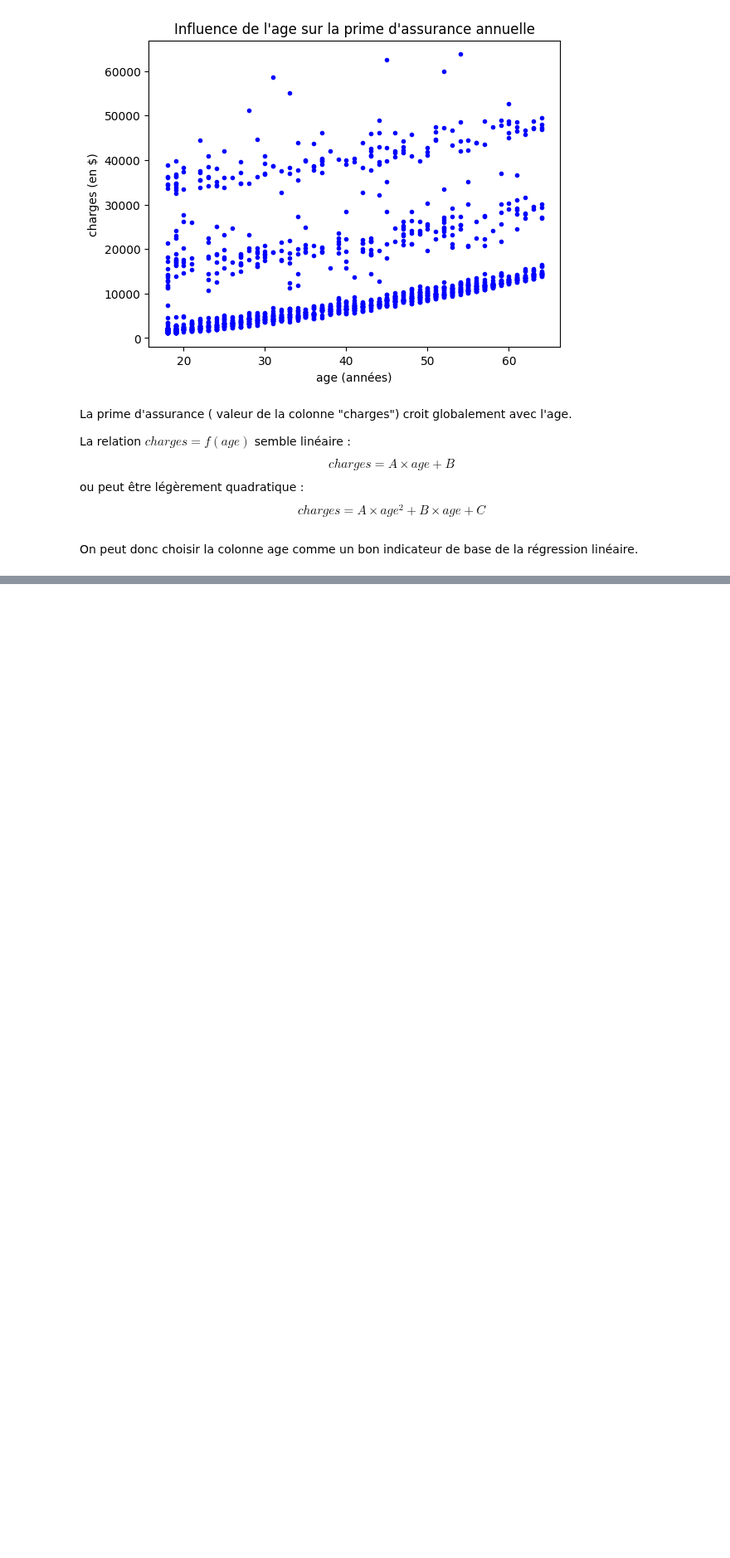
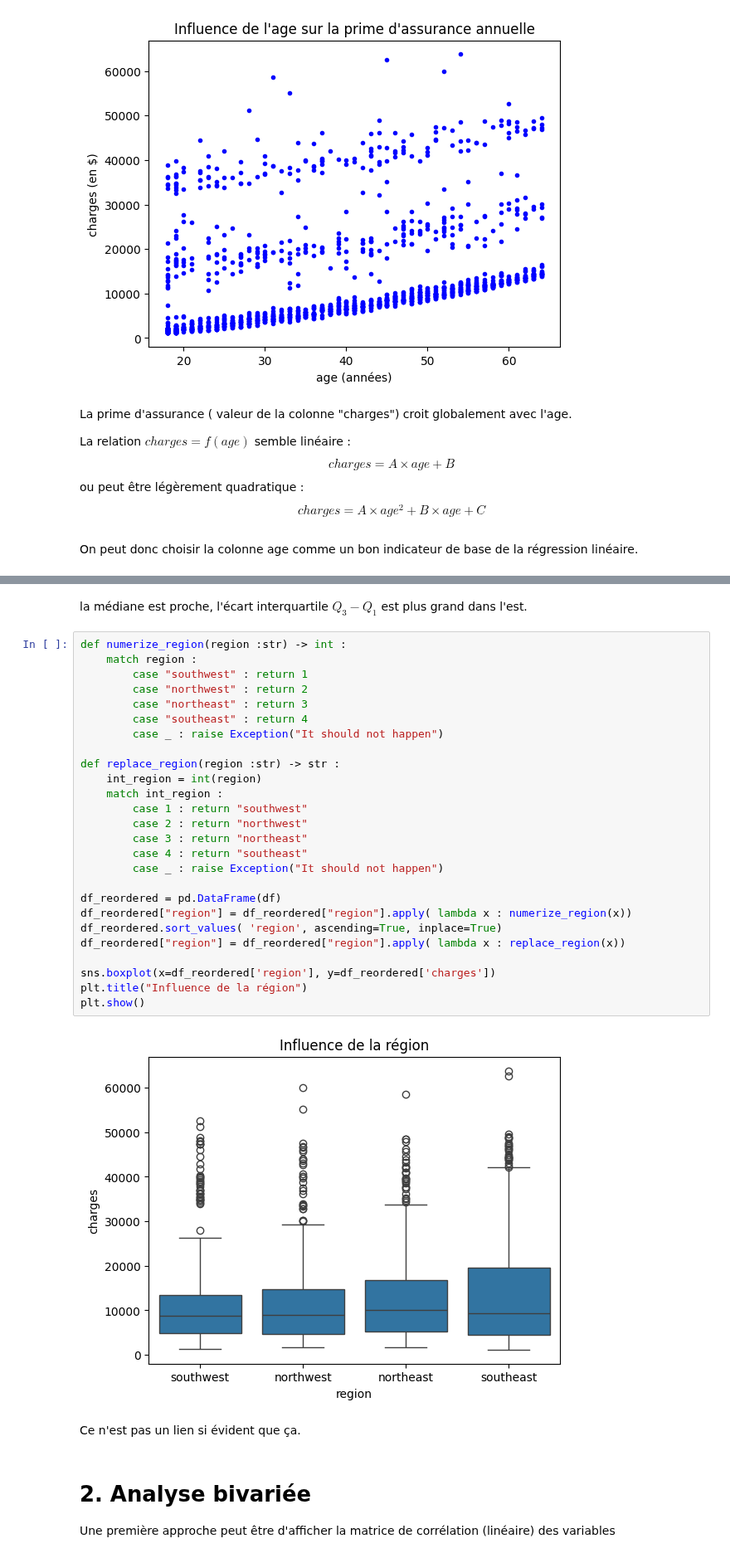
Before and after one commit to NicoCasso/Assur_aimant, a Jupyter notebook: analyse.ipynb, the cells around one changed output, grey strips where cells are left out. Shown at 83% size. Saved outputs shown, nothing was run; the diff lists cells and outputs as text; blank space fills up the shorter version.

```diff
--- a/analyse.ipynb
+++ b/analyse.ipynb
@@ -93,0 +121,35 @@ En croisant les colonnes
+# %% [markdown]
+la médiane est proche, l'écart interquartile $Q_3 - Q_1$ est plus grand dans l'est.
+# %%
+def numerize_region(region :str) -> int :
+    match region :
+        case "southwest" : return 1
+        case "northwest" : return 2
+        case "northeast" : return 3
+        case "southeast" : return 4
+        case _ : raise Exception("It should not happen")
+
+def replace_region(region :str) -> str :
+    int_region = int(region)
+    match int_region :
+        case 1 : return "southwest"
+        case 2 : return "northwest"
+        case 3 : return "northeast"
+        case 4 : return "southeast"
+        case _ : raise Exception("It should not happen")
+
+df_reordered = pd.DataFrame(df)
+df_reordered["region"] = df_reordered["region"].apply( lambda x : numerize_region(x))
+df_reordered.sort_values( 'region', ascending=True, inplace=True)
+df_reordered["region"] = df_reordered["region"].apply( lambda x : replace_region(x))
+
+sns.boxplot(x=df_reordered['region'], y=df_reordered['charges'])
+plt.title("Influence de la région")
+plt.show()
+# %% [output]
+[figure, added]
+# %% [markdown]
+Ce n'est pas un lien si évident que ça.
+# %% [markdown]
+# 2. Analyse bivariée
+Une première approche peut être d'afficher la matrice de corrélation (linéaire) des variables
```
Also changed, not shown: parts of 20 cells of this notebook.
